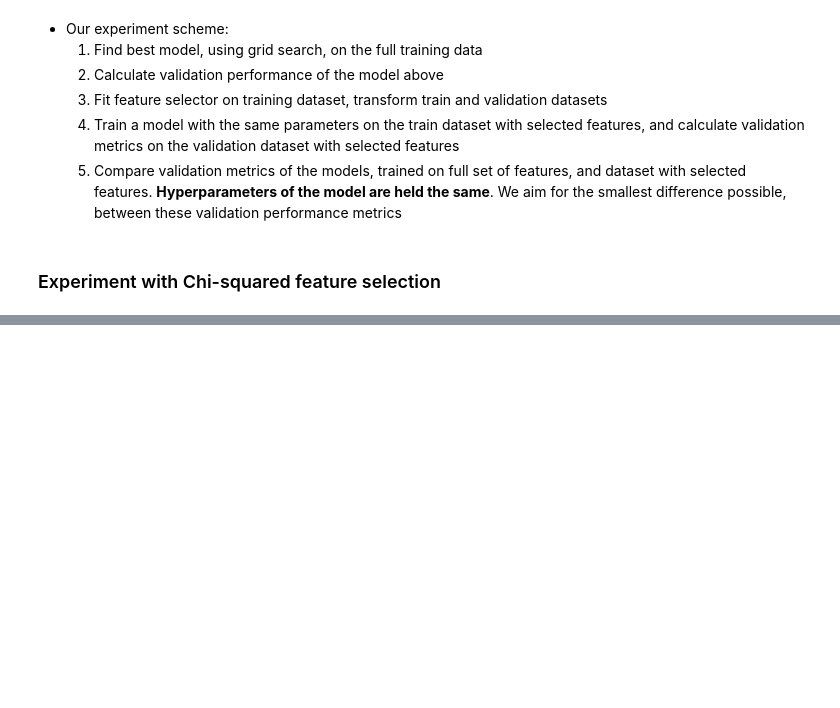
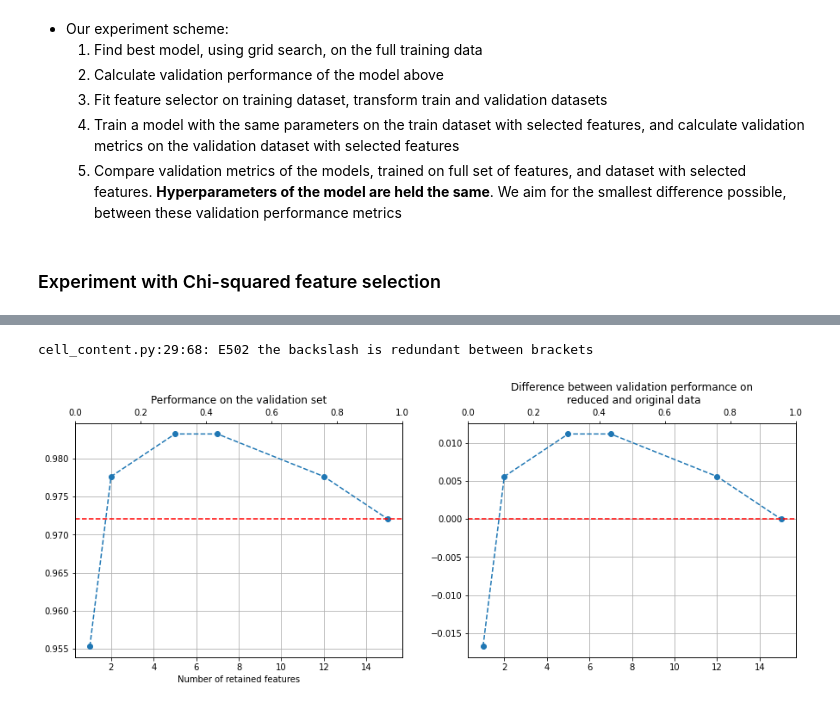
Before and after one commit to PashaIanko/Robust-Feature-Selection, a Jupyter notebook: main.ipynb, the cells around one changed output, grey strips where cells are left out. Saved outputs shown, nothing was run; the diff lists cells and outputs as text; code cells hidden in the pictures; blank space fills up the shorter version.

```diff
--- a/main.ipynb
+++ b/main.ipynb
@@ -891,0 +821,49 @@ Assessing Random forest
+# %%
+def plot_validation_performance(results_dict_, **kwargs):
+    fig, ax = plt.subplots(1, 2, figsize=kwargs.get('figsize') or (15, 5))
+    ax2 = ax[0].twiny()
+    ax3 = ax[1].twiny()
+
+    ax[0].plot(
+        results_dict_['n_features'],
+        results_dict_['metrics'],
+        marker='o',
+        linestyle='--'
+    )
+    ax[0].set_title('Performance on the validation set')
+    ax[0].set_xlabel('Number of retained features')
+    ax[0].grid()
+
+    ax[0].axhline(
+        results_dict_['metrics'][-1],
+        linestyle='--',
+        color='red'
+    )
+
+    ax[1].plot(
+        results_dict_['n_features'],
+        [val - results_dict_['metrics'][-1]
+         for val in results_dict_['metrics']],
+        marker='o',
+        linestyle='--'
+    )
+    ax[1].set_title('Difference between validation performance on' \
+                    + '\n reduced and original data')
+    ax[1].axhline(
+        0,
+        linestyle='--',
+        color='red'
+    )
+    ax[1].grid()
+
+
+pep8(_ih)
+# %% [output]
+cell_content.py:29:68: E502 the backslash is redundant between brackets
+# %%
+plot_validation_performance(
+    random_forest_results,
+
+)
+# %% [output]
+[figure, added]
```
Also changed, not shown: parts of 10 cells of this notebook.
